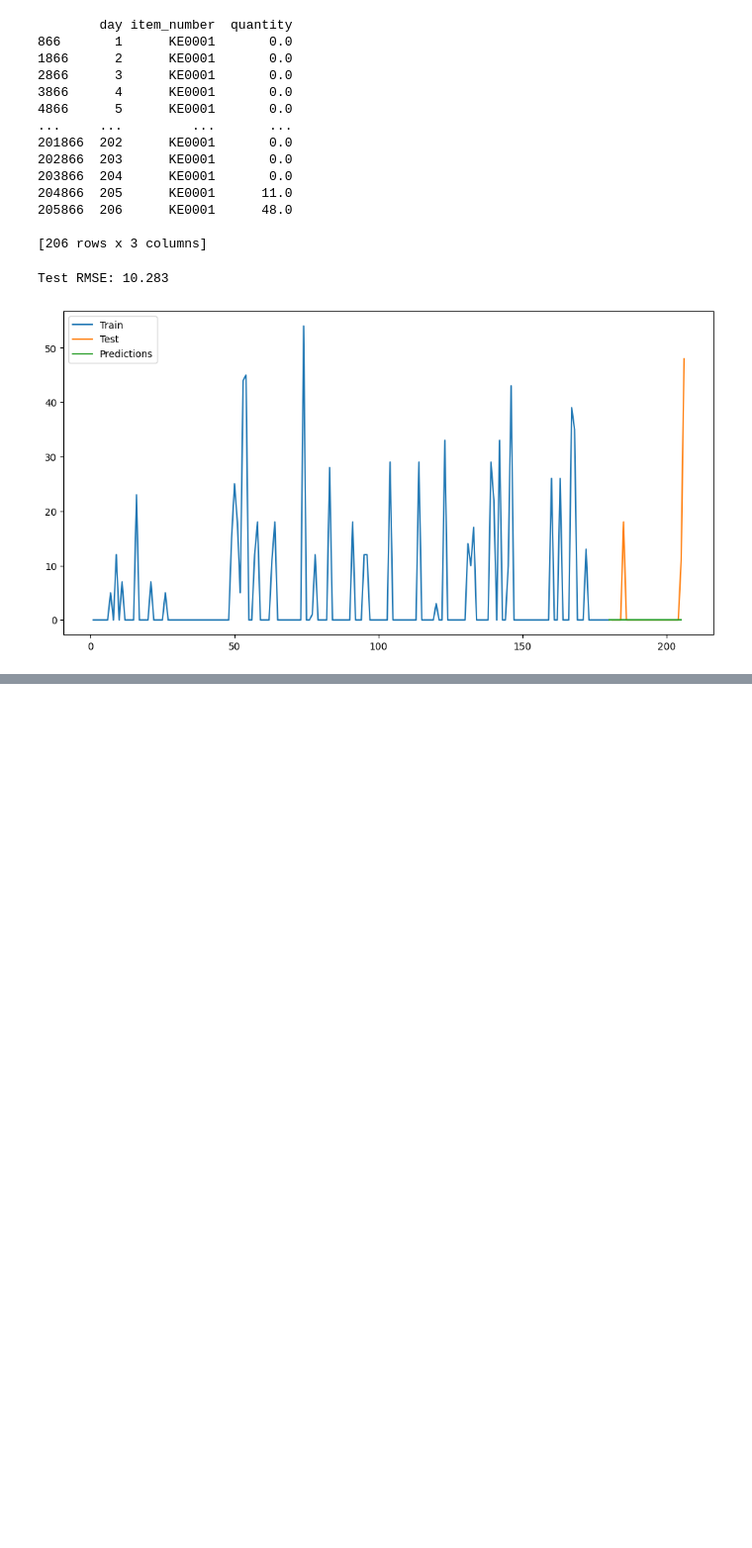
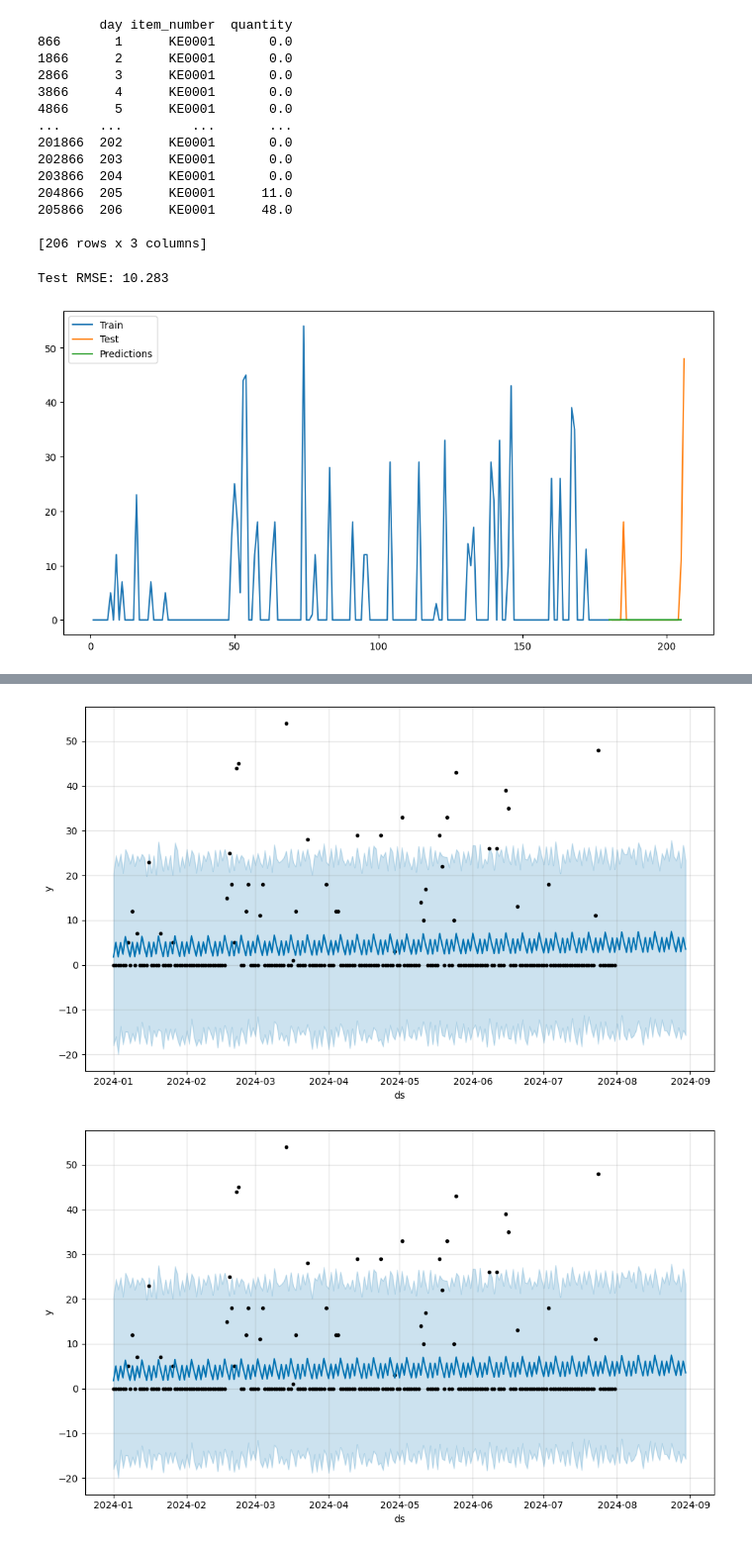
Before and after one commit to naveen-malla/Customer-Segmentation-and-SKU-Forecasting, a Jupyter notebook: sku_forecasting.ipynb, the cells around one changed output, grey strips where cells are left out. Shown at 99% size. Cells and saved outputs as stored; diff of their text form; code cells hidden in the pictures; blank space fills up the shorter version.

Commit message:
get 3 month predictions for all products

```diff
--- a/sku_forecasting.ipynb
+++ b/sku_forecasting.ipynb
@@ -281,0 +313,17 @@ Test RMSE: 10.283
+# %%
+# the data is not continuous, we need to fill in the missing days with 0 sales. time frame: 1st Jan to to end of july 2024.
+from datetime import date, timedelta
+
+start_date = date(2024, 1, 1)
+end_date = date(2024, 7, 31)
+delta = timedelta(days=1)
+days = []
+while start_date <= end_date:
+    days.append(start_date)
+    start_date += delta
+
+df_ke0001 = df_ke0001.set_index('ds').reindex(days).reset_index()
+df_ke0001['y'] = df_ke0001['y'].fillna(0)
+df_ke0001.columns = ['ds', 'y']
+print(df_ke0001.head(10))
+print(df_ke0001.shape)
@@ -281,0 +343,6 @@ Test RMSE: 10.283
+# %%
+# train the model
+from prophet import Prophet
+
+model = Prophet(interval_width=0.95)
+model.fit(df_ke0001)
@@ -281,0 +353,3 @@ Test RMSE: 10.283
+# %%
+future_dates = model.make_future_dataframe(periods=30, freq='D')
+future_dates.tail()
@@ -281,0 +363,4 @@ Test RMSE: 10.283
+# %%
+# Forecast the next 30 days
+forecast = model.predict(future_dates)
+forecast[['ds', 'yhat', 'yhat_lower', 'yhat_upper']].tail()
@@ -281,0 +374,6 @@ Test RMSE: 10.283
+# %%
+# Plot the forecast
+model.plot(forecast, uncertainty=True)
+# %% [output]
+[figure, added]
+[figure, added]
```
Also changed, not shown: parts of 8 cells of this notebook.
